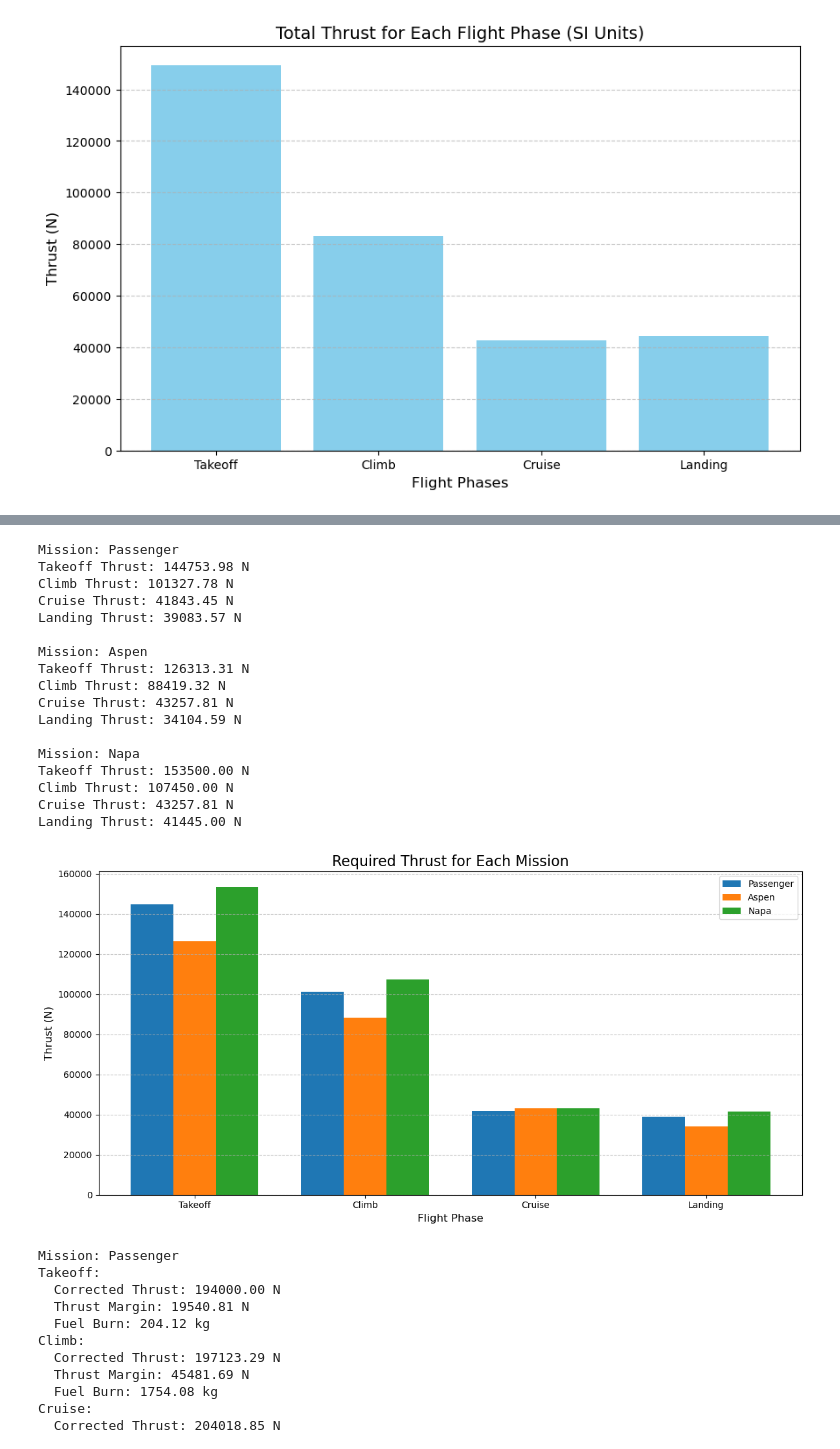
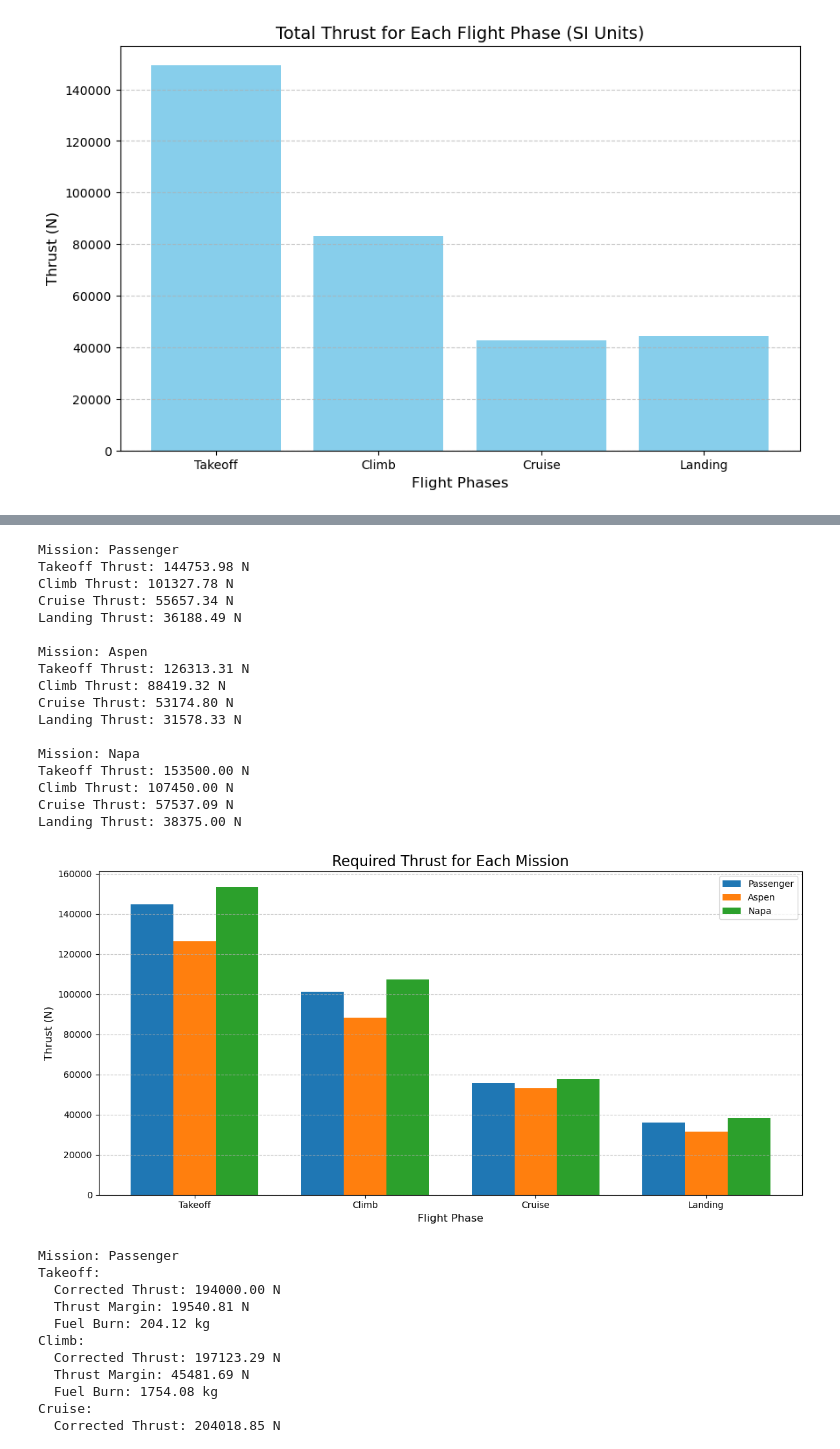
Before and after one commit to AntoineVanHoye/integrated_project, a Jupyter notebook: thrust.ipynb, the cells around one changed output, grey strips where cells are left out. Saved outputs shown, nothing was run; the diff lists cells and outputs as text; code cells hidden in the pictures.

```diff
--- a/thrust.ipynb
+++ b/thrust.ipynb
@@ -5,14 +5,14 @@ import numpy as np
 # Constants
 rho0 = 1.225  # Sea level air density (kg/m^3)
 h = [0, 3000, 12500, 0]  # Altitudes in meters (takeoff, climb, cruise, landing)
-Cd0 = 0.02  # Parasitic drag coefficient
+Cd0 = 0.020  # Parasitic drag coefficient
 delta = 0.005  # Induced drag correction factor
 AR = 4.5 # Effective  Aspect ratio
 CL = [1, 0.5, 0.261, 1.7]  # Adjusted Lift coefficients for phases (lower landing CL)
 S = 184.03   # Wing area (m^2)
 W = 471511.32  # Aircraft weight (N)
 gamma = 3 # Climb angle in degrees
-v = [72, 110, 290, 55]  # Speeds (m/s) for each phase
+v = [80, 160, 266, 65]  # Speeds (m/s) for each phase
 e = 0.95 # oswalds efficiency
 
 # Drag coefficients
@@ -117,8 +117,8 @@ A = 4.5  # Aspect ratio
 e = 0.95  # Oswald efficiency factor
 
 # Engine Parameters
-TSFC0_takeoff = 0.37 / 3600  # Sea-level TSFC for takeoff (1/s)
-TSFC0_cruise = 0.51 / 3600  # Sea-level TSFC for cruise (1/s)
+TSFC0_takeoff = 0.35 / 3600  # Sea-level TSFC for takeoff (1/s)
+TSFC0_cruise =  0.420/ 3600  # Sea-level TSFC for cruise (1/s)
 
 altitudes = np.linspace(0, 40000, 50)  # Altitudes (ft)
 airspeeds_knots = np.linspace(200, 350, 50)  # True Airspeeds (knots)
@@ -445,16 +515,16 @@ def high_bypass_turbofan_thrust(F0, TR, H, M, deltaOAT_C):
 
     # Special check for landing phase (low Mach number and low throttle)
     if H == 0 and M <= 0.2:  # Check if it's landing and low Mach number
-        thrust = max(thrust, F0 * 0.20)  # Set a minimum landing thrust as 20% of sea level thrust
+        thrust = max(thrust, F0 * 0.20)  #  minimum landing thrust as 20% of sea level thrust
 
     # Ensure thrust is not negative
     return max(thrust, 0)  # Return thrust, ensuring it's non-negative
 
 # Flight phase-specific parameters in SI units
 flight_phases = {
-    "Takeoff": {"H": 0, "M": 0.3, "TR": 1, "deltaOAT_C": 0},  # Reduced TR for realistic takeoff thrust
-    "Climb": {"H": 1500, "M": 0.35, "TR": 0.88, "deltaOAT_C": -5},
-    "Cruise": {"H": 12500, "M": 0.9, "TR": 0.9, "deltaOAT_C": -10},
+    "Takeoff": {"H": 0, "M": 0.24, "TR": 1, "deltaOAT_C": 0},  # Reduced TR for realistic takeoff thrust
+    "Climb": {"H": 2000, "M": 0.5, "TR": 0.96, "deltaOAT_C": -5},
+    "Cruise": {"H": 12000, "M": 0.9, "TR": 0.9, "deltaOAT_C": -10},
     "Landing": {"H": 0, "M": 0.2, "TR": 0.4, "deltaOAT_C": 5},  # Adjusted TR for landing
 }
 
@@ -503,8 +573,8 @@ g = 9.81  # Gravitational acceleration (m/s²)
 
 # Inputs
 wing_area = 182.56  # Wing area (m²)
-Cl = [1, 0.6, 0.261, 1.5]  # CL for takeoff, climb, cruise, landing
-Cd = [0.23, 0.10, 0.03, 0.30]  # CD for takeoff, climb, cruise, landing
+Cl = [1, 0.5, 0.261, 1.7]  # CL for takeoff, climb, cruise, landing
+Cd = [0.09, 0.04, 0.03, 0.24]  # CD for takeoff, climb, cruise, landing
 gamma_climb = 3  # Climb angle in degrees
 
 # Mission-specific weights (in Newtons)
@@ -516,23 +586,33 @@ weights = {
 
 # Mission-specific altitudes and speeds (m and m/s)
 missions = {
-    "Passenger": {"altitude": [0, 5000, 12500, 0], "speeds": [80, 160, 266, 65]},
-    "Aspen": {"altitude": [0, 5000, 12000, 0], "speeds": [75, 150, 260, 64]},
-    "Napa": {"altitude": [0, 5000, 12000, 0], "speeds": [75, 150, 260, 60.0227]},
+    "Passenger": {"altitude": [0, 3000, 12500, 0], "speeds": [80, 160, 266, 65]},
+    "Aspen": {"altitude": [0, 3000, 12500, 0], "speeds": [78, 155, 260, 64]},
+    "Napa": {"altitude": [0, 3000, 12000, 0], "speeds": [75, 150, 260, 60.0227]},
 }
 
 # Phases
 phases = ["Takeoff", "Climb", "Cruise", "Landing"]
 
 # Functions
+import math
+
 def air_density(h):
     """ISA atmosphere model for air density."""
+    # ISA constants
+    rho_sl = 1.225  # Sea level standard density in kg/m³
+    T0 = 288.15  # Sea level standard temperature in Kelvin
+    g = 9.80665  # Gravitational acceleration in m/s²
+    R = 287.05  # Specific gas constant for air in J/(kg·K)
+
+    # Troposphere (0–11,000 m)
     if h <= 11000:
-        return rho_sl * (1 - 0.0065 * h / 288.15) ** 5.256
+        return rho_sl * (1 - 0.0065 * h / T0) ** 4.256  # Corrected exponent for density
+    # Lower stratosphere (11,000–20,000 m)
     else:
-        T = 216.65  # Constant temp in stratosphere
-        rho_11km = rho_sl * (1 - 0.0065 * 11000 / 288.15) ** 5.256
-        return rho_11km * math.exp(-g * (h - 11000) / (287.05 * T))
+        T = 216.65  # Constant temperature in the stratosphere
+        rho_11km = rho_sl * (1 - 0.0065 * 11000 / T0) ** 4.256  # Density at 11,000 m
+        return rho_11km * math.exp(-g * (h - 11000) / (R * T))  # Density at altitude h
 
 def dynamic_pressure(rho, V):
     """Calculate dynamic pressure."""
@@ -544,11 +624,11 @@ def thrust_required(CD, q, S):
 
 def climb_thrust(weight, gamma_deg, takeoff_thrust):
     """Calculate climb thrust based on typical climb performance (75% of takeoff thrust)."""
-    return 0. * takeoff_thrust  # 70% of takeoff thrust for climb
+    return 0.7 * takeoff_thrust  # 70% of takeoff thrust for climb
 
 def landing_thrust(takeoff_thrust):
     """Estimate landing thrust as a small percentage of takeoff thrust (typically 10%)."""
-    return 0.27 * takeoff_thrust  # 27% of takeoff thrust for landing
+    return 0.25 * takeoff_thrust  # 27% of takeoff thrust for landing
 
 # Store thrust results for visualization
 thrust_results = {mission: [] for mission in missions}
@@ -586,40 +666,40 @@ fig, ax = plt.subplots(figsize=(12, 6))
 
 x = np.arange(len(phases))
 width = 0.25  # Bar width
 
 # Plot each mission's thrust for all phases
 for i, mission in enumerate(missions):
     ax.bar(x + i * width, thrust_results[mission], width, label=mission)
 
 ax.set_title("Required Thrust for Each Mission", fontsize=16)
 ax.set_xlabel("Flight Phase", fontsize=12)
 ax.set_ylabel("Thrust (N)", fontsize=12)
 ax.set_xticks(x + width)
 ax.set_xticklabels(phases, fontsize=10)
 ax.legend(fontsize=10)
 ax.grid(axis='y', linestyle='--', alpha=0.7)
 
 plt.tight_layout()
 plt.show()
 # %% [output]
 Mission: Passenger
 Takeoff Thrust: 144753.98 N
 Climb Thrust: 101327.78 N
-Cruise Thrust: 41843.45 N
-Landing Thrust: 39083.57 N
+Cruise Thrust: 55657.34 N
+Landing Thrust: 36188.49 N
 
 Mission: Aspen
 Takeoff Thrust: 126313.31 N
 Climb Thrust: 88419.32 N
-Cruise Thrust: 43257.81 N
-Landing Thrust: 34104.59 N
+Cruise Thrust: 53174.80 N
+Landing Thrust: 31578.33 N
 
 Mission: Napa
 Takeoff Thrust: 153500.00 N
 Climb Thrust: 107450.00 N
-Cruise Thrust: 43257.81 N
-Landing Thrust: 41445.00 N
+Cruise Thrust: 57537.09 N
+Landing Thrust: 38375.00 N
-[figure, old version]
+[figure, new version]
 # %%
 import matplotlib.pyplot as plt
 import numpy as np
```
Also changed, not shown: parts of 4 cells of this notebook.
